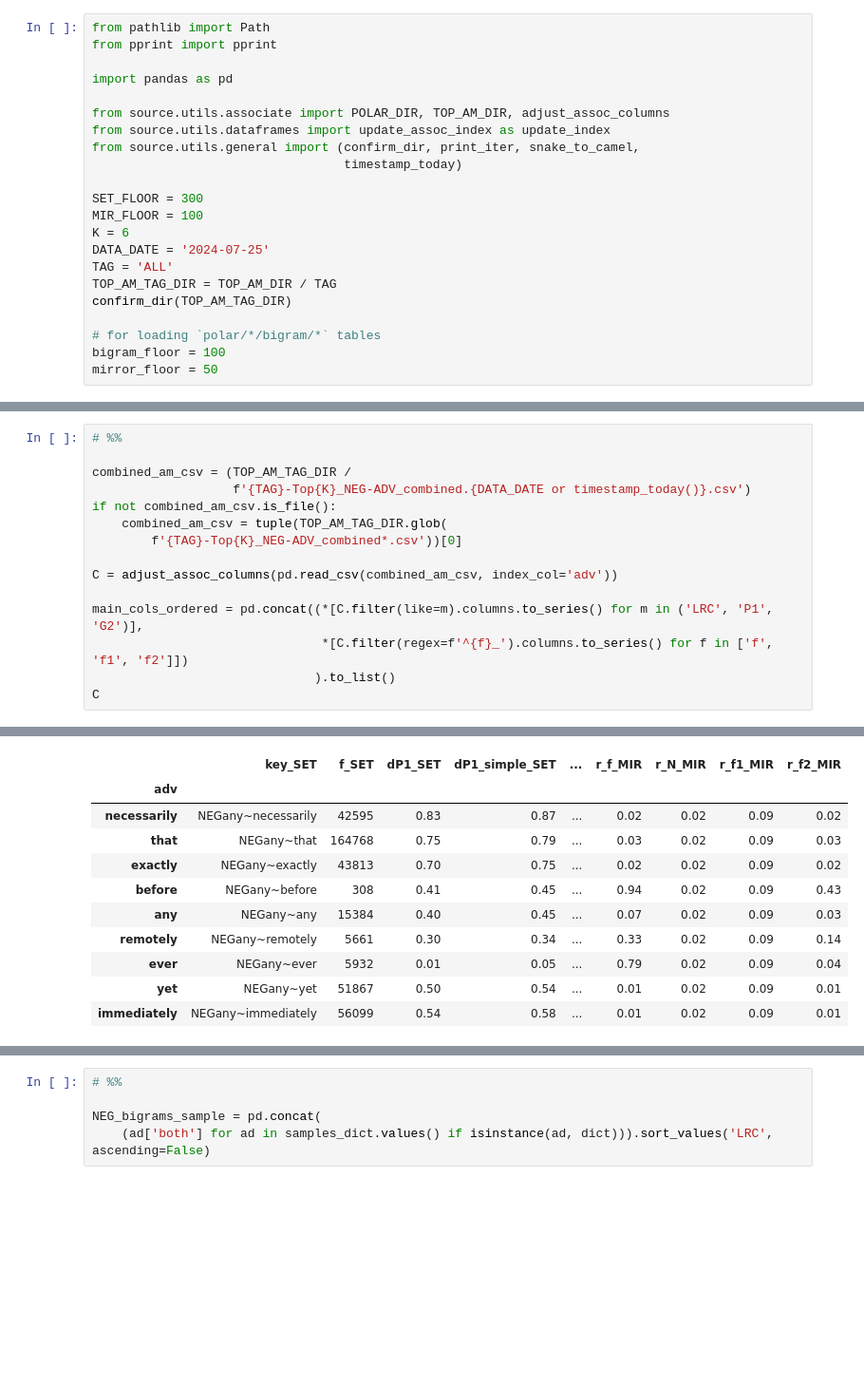
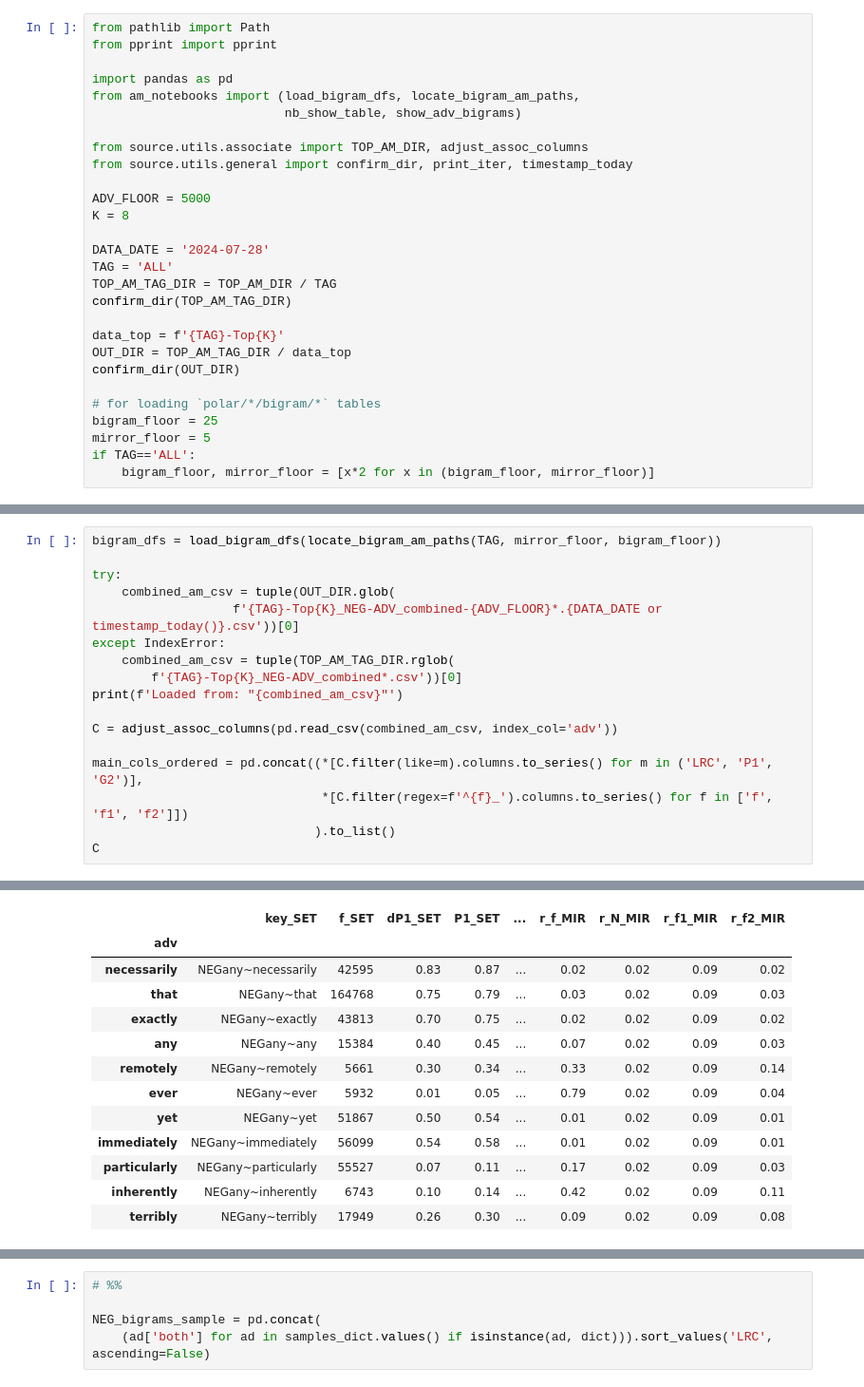
Before and after one commit to AndreaTheLinguist/sanpi, a Jupyter notebook: notebooks/ALL-collect_bigrams_for_top_adv.ipynb, the cells around one changed output, grey strips where cells are left out. Shown at 95% size. Cells and saved outputs as stored; diff of their text form; blank space fills up the shorter version.

```diff
--- a/notebooks/ALL-collect_bigrams_for_top_adv.ipynb
+++ b/notebooks/ALL-collect_bigrams_for_top_adv.ipynb
@@ -7,21 +5,27 @@ from pathlib import Path
 from pprint import pprint
 
 import pandas as pd
+from am_notebooks import (load_bigram_dfs, locate_bigram_am_paths,
+                          nb_show_table, show_adv_bigrams)
 
-from source.utils.associate import POLAR_DIR, TOP_AM_DIR, adjust_assoc_columns
-from source.utils.dataframes import update_assoc_index as update_index
-from source.utils.general import (confirm_dir, print_iter, snake_to_camel,
-                                  timestamp_today)
+from source.utils.associate import TOP_AM_DIR, adjust_assoc_columns
+from source.utils.general import confirm_dir, print_iter, timestamp_today
 
-SET_FLOOR = 300
-MIR_FLOOR = 100
-K = 6
-DATA_DATE = '2024-07-25'
+ADV_FLOOR = 5000
+K = 8
+
+DATA_DATE = '2024-07-28'
 TAG = 'ALL'
 TOP_AM_TAG_DIR = TOP_AM_DIR / TAG
 confirm_dir(TOP_AM_TAG_DIR)
 
+data_top = f'{TAG}-Top{K}'
+OUT_DIR = TOP_AM_TAG_DIR / data_top
+confirm_dir(OUT_DIR)
+
 # for loading `polar/*/bigram/*` tables
-bigram_floor = 100
-mirror_floor = 50
+bigram_floor = 25
+mirror_floor = 5
+if TAG=='ALL':
+    bigram_floor, mirror_floor = [x*2 for x in (bigram_floor, mirror_floor)]
 # %% [markdown]
@@ -168,11 +178,13 @@ def show_adv_bigrams(sample_size, C,
 # %%
-# %%
+bigram_dfs = load_bigram_dfs(locate_bigram_am_paths(TAG, mirror_floor, bigram_floor))
 
-combined_am_csv = (TOP_AM_TAG_DIR /
-                   f'{TAG}-Top{K}_NEG-ADV_combined.{DATA_DATE or timestamp_today()}.csv')
-if not combined_am_csv.is_file():
-    combined_am_csv = tuple(TOP_AM_TAG_DIR.glob(
+try:
+    combined_am_csv = tuple(OUT_DIR.glob(
+                   f'{TAG}-Top{K}_NEG-ADV_combined-{ADV_FLOOR}*.{DATA_DATE or timestamp_today()}.csv'))[0]
+except IndexError:
+    combined_am_csv = tuple(TOP_AM_TAG_DIR.rglob(
         f'{TAG}-Top{K}_NEG-ADV_combined*.csv'))[0]
+print(f'Loaded from: "{combined_am_csv}"')
 
 C = adjust_assoc_columns(pd.read_csv(combined_am_csv, index_col='adv'))
 
@@ -184,11 +199,13 @@ C
-|  | key_SET | f_SET | dP1_SET | dP1_simple_SET | ... | r_f_MIR | r_N_MIR | r_f1_MIR | r_f2_MIR |
+|  | key_SET | f_SET | dP1_SET | P1_SET | ... | r_f_MIR | r_N_MIR | r_f1_MIR | r_f2_MIR |
 | adv |  |  |  |  |  |  |  |  |  |
 | necessarily | NEGany~necessarily | 42595 | 0.83 | 0.87 | ... | 0.02 | 0.02 | 0.09 | 0.02 |
 | that | NEGany~that | 164768 | 0.75 | 0.79 | ... | 0.03 | 0.02 | 0.09 | 0.03 |
 | exactly | NEGany~exactly | 43813 | 0.70 | 0.75 | ... | 0.02 | 0.02 | 0.09 | 0.02 |
-| before | NEGany~before | 308 | 0.41 | 0.45 | ... | 0.94 | 0.02 | 0.09 | 0.43 |
 | any | NEGany~any | 15384 | 0.40 | 0.45 | ... | 0.07 | 0.02 | 0.09 | 0.03 |
 | remotely | NEGany~remotely | 5661 | 0.30 | 0.34 | ... | 0.33 | 0.02 | 0.09 | 0.14 |
 | ever | NEGany~ever | 5932 | 0.01 | 0.05 | ... | 0.79 | 0.02 | 0.09 | 0.04 |
 | yet | NEGany~yet | 51867 | 0.50 | 0.54 | ... | 0.01 | 0.02 | 0.09 | 0.01 |
 | immediately | NEGany~immediately | 56099 | 0.54 | 0.58 | ... | 0.01 | 0.02 | 0.09 | 0.01 |
+| particularly | NEGany~particularly | 55527 | 0.07 | 0.11 | ... | 0.17 | 0.02 | 0.09 | 0.03 |
+| inherently | NEGany~inherently | 6743 | 0.10 | 0.14 | ... | 0.42 | 0.02 | 0.09 | 0.11 |
+| terribly | NEGany~terribly | 17949 | 0.26 | 0.30 | ... | 0.09 | 0.02 | 0.09 | 0.08 |
```
Also changed, not shown: parts of 23 cells of this notebook, 2 other files.
